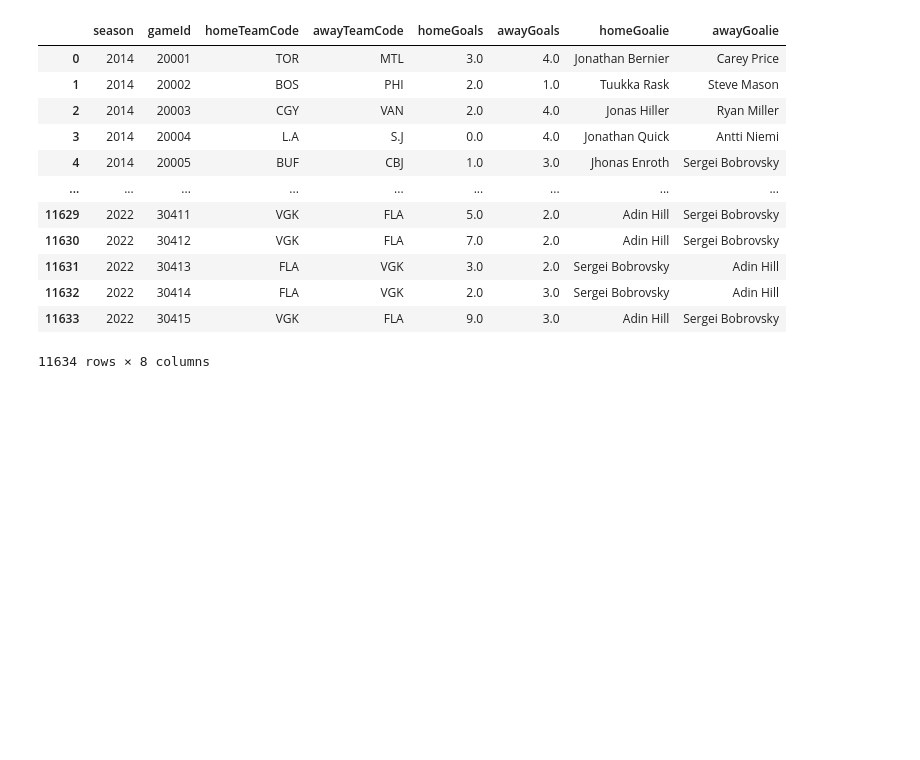
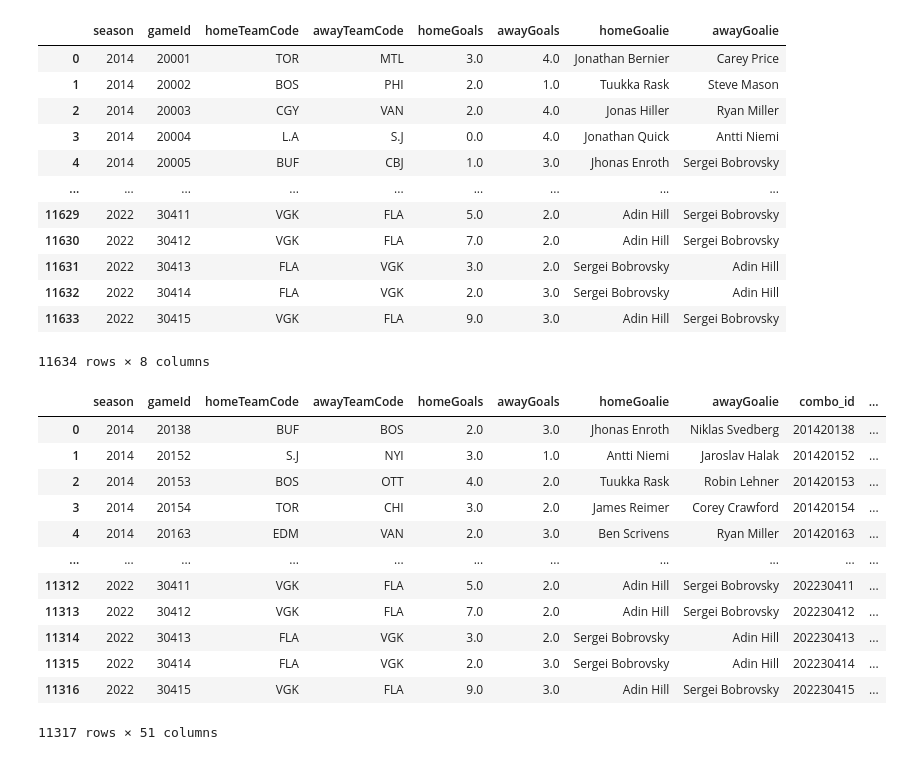
Before and after one commit to traskcon/NHL-Predictions, a Jupyter notebook: NHL-EDGE-Predictions.ipynb, the cells around one changed output. Saved outputs shown, nothing was run; the diff lists cells and outputs as text; code cells hidden in the pictures; blank space fills up the shorter version.

```diff
--- a/NHL-EDGE-Predictions.ipynb
+++ b/NHL-EDGE-Predictions.ipynb
@@ -394,4 +432,0 @@ The wrap-around shot has the lowest miss rate, which makes sense as it again typ
-# %%
-goalie_data = shot_data[shot_data["shotOnEmptyNet"] == 0] #Remove empty net shots
-goalie_data = goalie_data[goalie_data["event"] != "MISS"] #Remove shots not on goal
-goalie_data #Reduces number of shots from ~1,000,000 to 715,200
@@ -563,3 +643,27 @@ hist_games
 | 11632 | 2022 | 30414 | FLA | VGK | 2.0 | 3.0 | Sergei Bobrovsky | Adin Hill |
 | 11633 | 2022 | 30415 | VGK | FLA | 9.0 | 3.0 | Adin Hill | Sergei Bobrovsky |
 11634 rows × 8 columns
+# %%
+hist_games["combo_id"] = hist_games["season"].astype('str') + hist_games["gameId"].astype('str')
+hist_games["combo_id"] = hist_games["combo_id"].astype("int64")
+
+hist_data = hist_games.merge(hist_team_data, left_on=["combo_id","homeTeamCode"], right_on=["combo_id","teamCode"])
+hist_data = hist_data.merge(hist_team_data, left_on=["combo_id","awayTeamCode"], right_on=["combo_id","teamCode"], suffixes=("_home","_away"))
+hist_data = hist_data.merge(hist_goalie_data, left_on=["combo_id","homeGoalie"], right_on=["combo_id","goalie"])
+hist_data = hist_data.merge(hist_goalie_data, left_on=["combo_id","awayGoalie"], right_on=["combo_id","goalie"], suffixes=("_home","_away"))
+hist_data.drop(columns=["teamCode_home","teamCode_away","goalie_home","goalie_away"], inplace=True)
+hist_data
+# %% [output]
+|  | season | gameId | homeTeamCode | awayTeamCode | homeGoals | awayGoals | homeGoalie | awayGoalie | combo_id | ... |
+| 0 | 2014 | 20138 | BUF | BOS | 2.0 | 3.0 | Jhonas Enroth | Niklas Svedberg | 201420138 | ... |
+| 1 | 2014 | 20152 | S.J | NYI | 3.0 | 1.0 | Antti Niemi | Jaroslav Halak | 201420152 | ... |
+| 2 | 2014 | 20153 | BOS | OTT | 4.0 | 2.0 | Tuukka Rask | Robin Lehner | 201420153 | ... |
+| 3 | 2014 | 20154 | TOR | CHI | 3.0 | 2.0 | James Reimer | Corey Crawford | 201420154 | ... |
+| 4 | 2014 | 20163 | EDM | VAN | 2.0 | 3.0 | Ben Scrivens | Ryan Miller | 201420163 | ... |
+| ... | ... | ... | ... | ... | ... | ... | ... | ... | ... | ... |
+| 11312 | 2022 | 30411 | VGK | FLA | 5.0 | 2.0 | Adin Hill | Sergei Bobrovsky | 202230411 | ... |
+| 11313 | 2022 | 30412 | VGK | FLA | 7.0 | 2.0 | Adin Hill | Sergei Bobrovsky | 202230412 | ... |
+| 11314 | 2022 | 30413 | FLA | VGK | 3.0 | 2.0 | Sergei Bobrovsky | Adin Hill | 202230413 | ... |
+| 11315 | 2022 | 30414 | FLA | VGK | 2.0 | 3.0 | Sergei Bobrovsky | Adin Hill | 202230414 | ... |
+| 11316 | 2022 | 30415 | VGK | FLA | 9.0 | 3.0 | Adin Hill | Sergei Bobrovsky | 202230415 | ... |
+11317 rows × 51 columns
```
Also changed, not shown: parts of 34 cells of this notebook.
